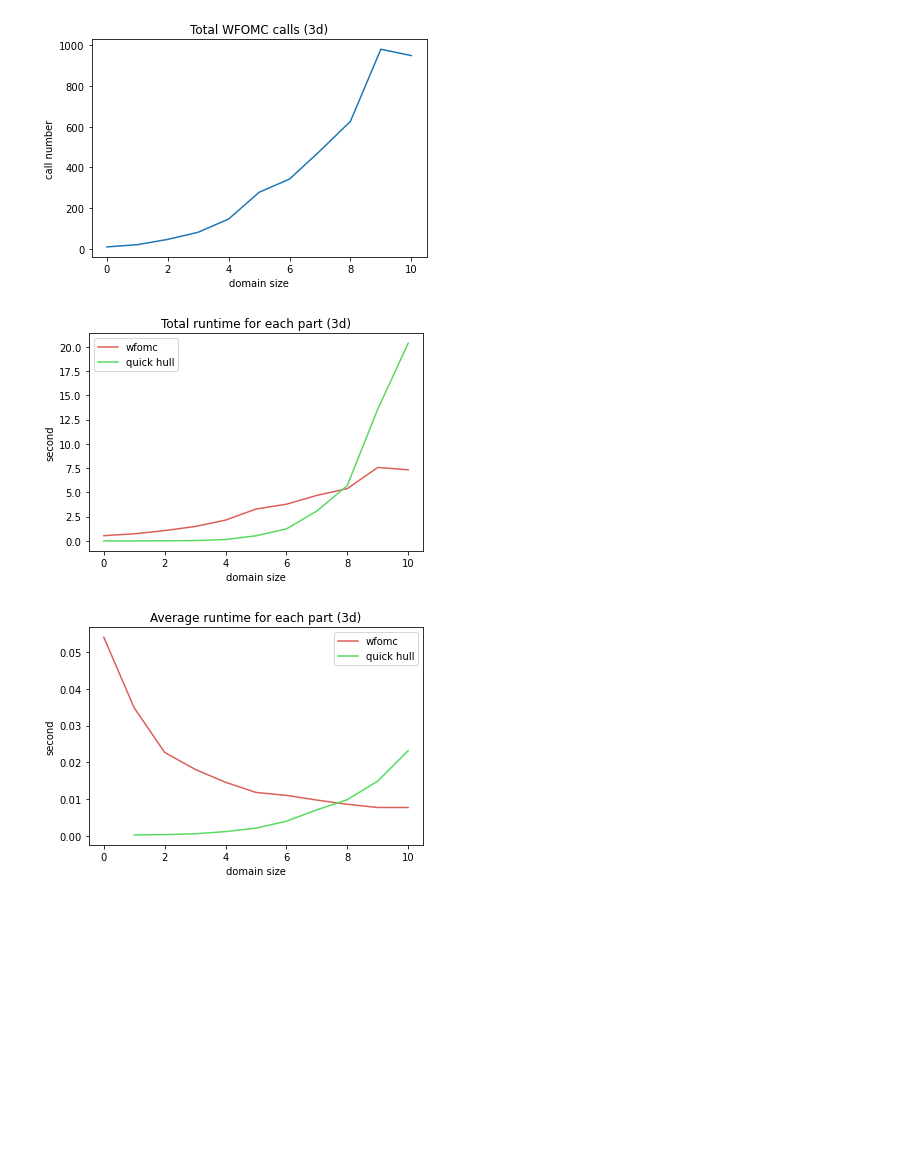
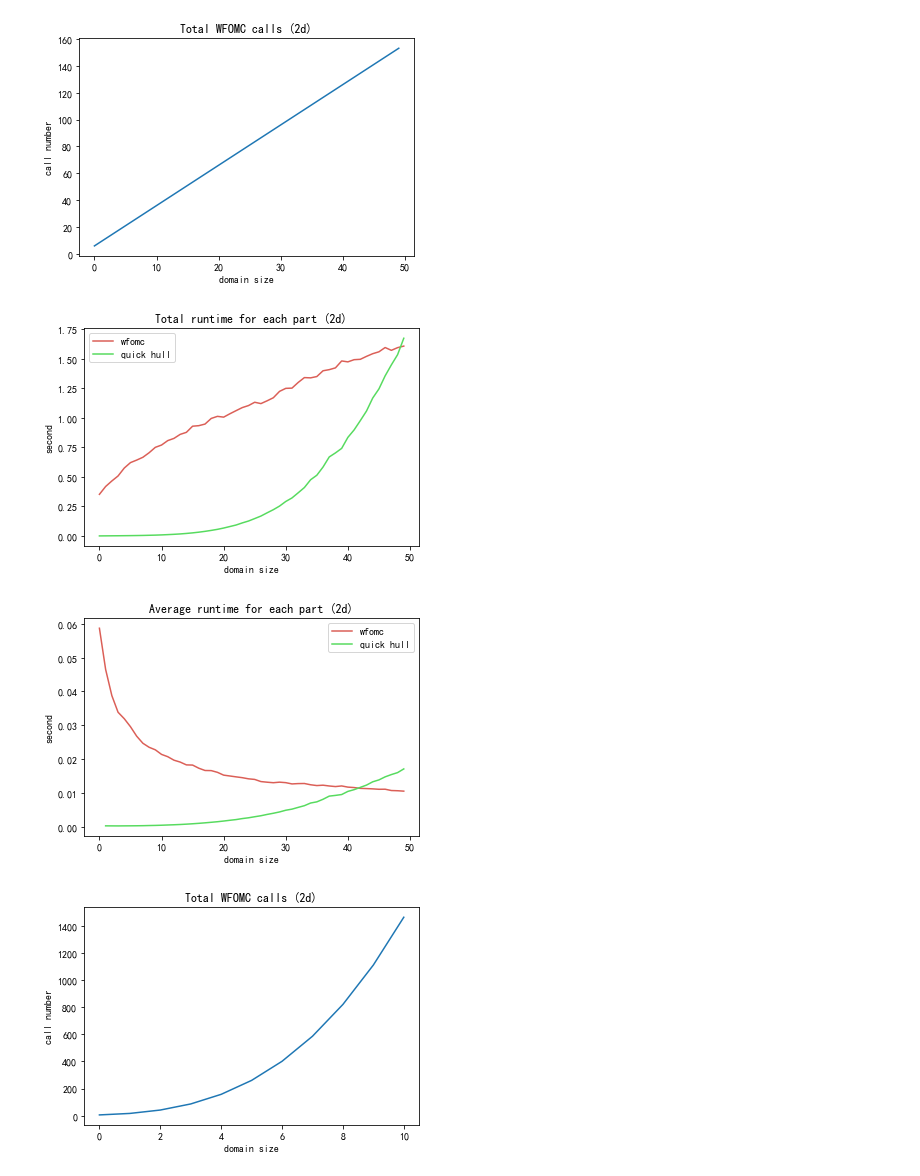
Before and after one commit to lucienwang1009/marginal_polytope, a Jupyter notebook: plot.ipynb, the cells around one changed output. Drawn from its saved outputs; the diff is of its cells as text; code cells hidden in the pictures; blank space fills up the shorter version.

```diff
--- a/plot.ipynb
+++ b/plot.ipynb
@@ -43,13 +43,17 @@ def parse_add_facet_time(log_str):
     res = re.findall(r'function add_facet execution time: ([\d\.]*)', log_str)
     return list(map(lambda x: float(x), res))
 
+def parse_total_time(log_str):
+    res = re.findall(r'Total time for finding convex hull: ([\d\.]*)', log_str)
+    return float(res[0])
+
 def parse_time(log_file):
     with open(log_file, 'r') as f:
         log = f.read()
-    wfomc_time, quick_hull_time, add_facet_time = \
-        parse_wfomc_time(log), parse_quick_hull_time(log), parse_add_facet_time(log)
+    total_time, wfomc_time, quick_hull_time, add_facet_time = \
+        parse_total_time(log), parse_wfomc_time(log), parse_quick_hull_time(log), parse_add_facet_time(log)
     WFOMC_num = parse_WFOMC_num(log)
-    return wfomc_time, quick_hull_time, add_facet_time, WFOMC_num
+    return total_time, WFOMC_num, wfomc_time, quick_hull_time, add_facet_time
 
 
 def plot(log_dir, prefix='2d', max_domain_size = 50):
@@ -61,7 +65,7 @@ def plot(log_dir, prefix='2d', max_domain_size = 50):
     total_add_facet_time = []
     average_add_facet_time = []
     for i in range(1, max_domain_size + 1):
-        wfomc_time, quick_hull_time, add_facet_time, WFOMC_num = parse_time('{}/log{}.txt'.format(log_dir, i))
+        _, WFOMC_num, wfomc_time, quick_hull_time, add_facet_time = parse_time('{}/{}/log.txt'.format(log_dir, i))
         total_wfomc_time.append(np.sum(wfomc_time))
         average_wfomc_time.append(np.mean(wfomc_time))
         total_quick_hull_time.append(np.sum(quick_hull_time))
@@ -109,6 +107,8 @@ plot('./logs/friendsmoker2d/', '2d')
-# %%
-plot('./logs/friendsmoker3d/', '3d', 11)
-# %% [output]
-[figure, removed]
-[figure, removed]
-[figure, removed]
+# %%
+plot('./logs/2d/iter/', '2d')
+plot('./logs/2d/dft/', '2d', 11)
+# %% [output]
+[figure, added]
+[figure, added]
+[figure, added]
+[figure, added]
```
Also changed, not shown: parts of 6 cells of this notebook, 12 other files.
